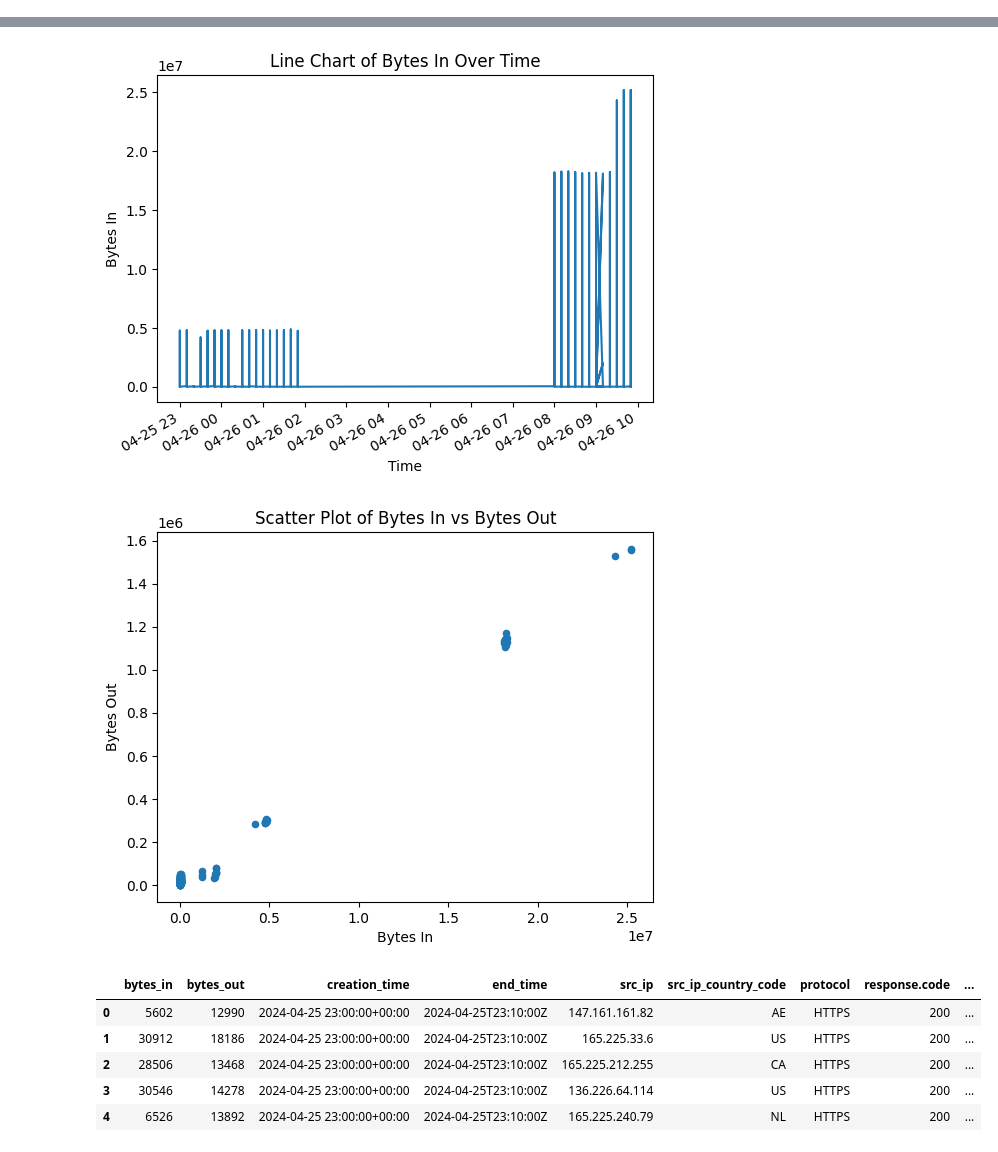
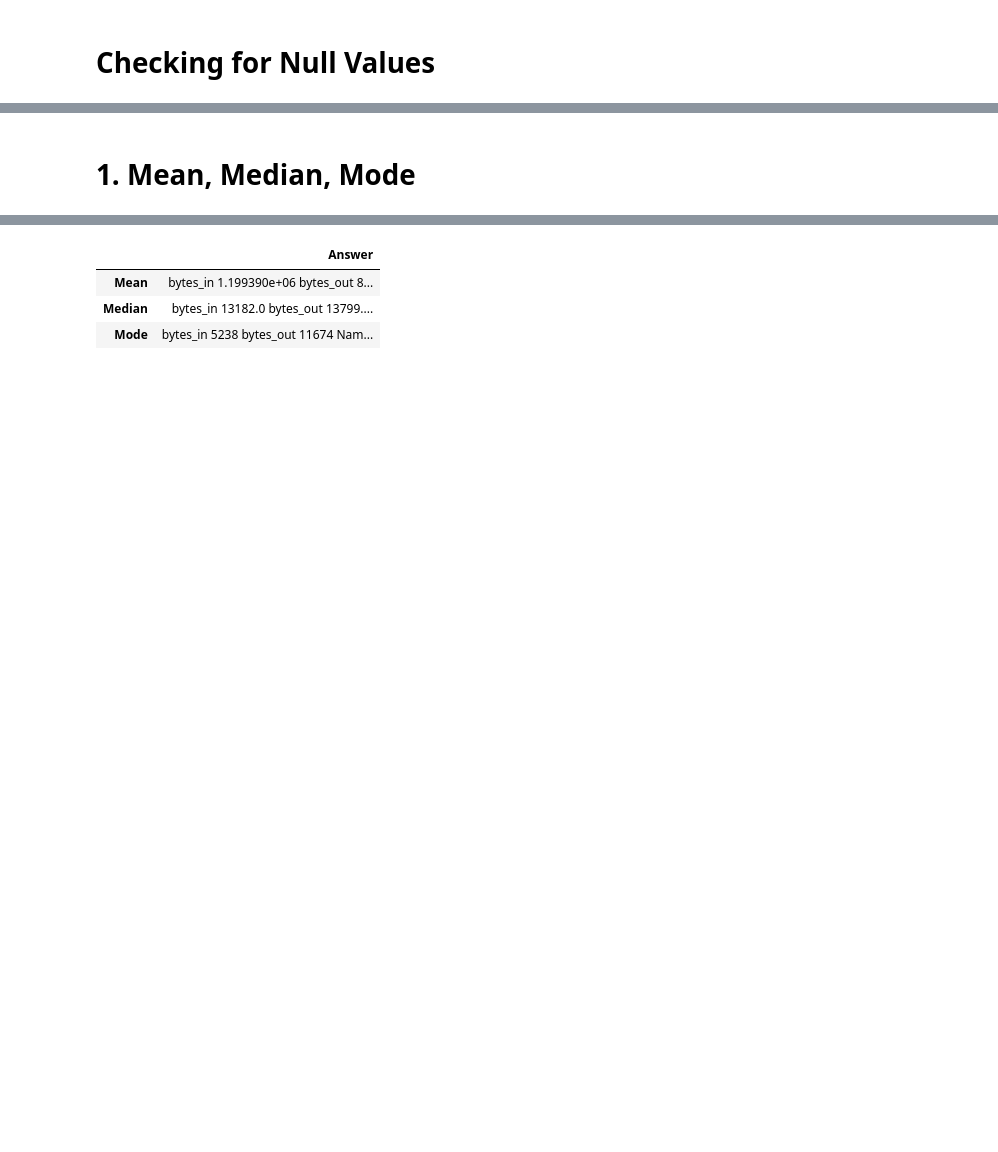
Before and after one commit to AmanDeepSinghH2/-Cybersecurity-Suspicious-Web-Threat-Interactions, a Jupyter notebook: CWTAI.ipynb, the cells around one changed output, grey strips where cells are left out. Drawn from its saved outputs; the diff is of its cells as text; code cells hidden in the pictures; blank space fills up the shorter version.

```diff
--- a/CWTAI.ipynb
+++ b/CWTAI.ipynb
@@ -16,3 +18,5 @@ df.head()
+# %% [markdown]
+# Checking for Null Values
 # %%
 df.isnull().sum()
 # %% [output]
@@ -33,57 +37,12 @@ source.name            0
 time                   0
 detection_types        0
 dtype: int64
+# %% [markdown]
+# 1. Mean, Median, Mode
 # %%
-# 1. Mean, Median, Mode
 mean = df[['bytes_in', 'bytes_out']].mean()
 median = df[['bytes_in', 'bytes_out']].median()
 mode = df[['bytes_in', 'bytes_out']].mode().iloc[0]
 summary_df = pd.DataFrame({'Answer': [mean, median, mode]}, index=['Mean', 'Median', 'Mode'])
-# 2. Min, Max, Range
-min_values = df[['bytes_in', 'bytes_out']].min()
-max_values = df[['bytes_in', 'bytes_out']].max()
-range_values = max_values - min_values
-range_df = pd.DataFrame({'Answer': [min_values, max_values, range_values]}, index=['Min', 'Max', 'Range'])
-# 3. Standard Deviation
-std_dev = df[['bytes_in', 'bytes_out']].std()
-std_dev_df = pd.DataFrame({'Answer': [std_dev]}, index=['Standard Deviation'])
-# 4. Simple Visuals
-# Histogram
-df['bytes_in'].hist(bins=10)
-plt.title('Histogram of Bytes In')
-plt.xlabel('Bytes In')
-plt.ylabel('Frequency')
-plt.show()
-# Bar Chart
-df['src_ip_country_code'].value_counts().plot(kind='bar')
-plt.title('Bar Chart of Country Codes')
-plt.xlabel('Country Code')
-plt.ylabel('Frequency')
-plt.show()
-# Pie Chart
-df['protocol'].value_counts().plot(kind='pie', autopct='%1.1f%%')
-plt.title('Pie Chart of Protocols')
-plt.ylabel('')
-plt.show()
-# Boxplot
-df[['bytes_in', 'bytes_out']].plot(kind='box')
-plt.title('Boxplot of Bytes In and Out')
-plt.show()
-# Line Chart
-df['creation_time'] = pd.to_datetime(df['creation_time'])
-df.set_index('creation_time')['bytes_in'].plot(kind='line')
-plt.title('Line Chart of Bytes In Over Time')
-plt.xlabel('Time')
-plt.ylabel('Bytes In')
-plt.show()
-# Scatter Plot
-df.plot.scatter(x='bytes_in', y='bytes_out')
-plt.title('Scatter Plot of Bytes In vs Bytes Out')
-plt.xlabel('Bytes In')
-plt.ylabel('Bytes Out')
-plt.show()
-
-
-
-df.head()
+summary_df
 # %% [output]
@@ -94,8 +49,4 @@ df.head()
-[figure, removed]
-[figure, removed]
-|  | bytes_in | bytes_out | creation_time | end_time | src_ip | src_ip_country_code | protocol | response.code | ... |
-| 0 | 5602 | 12990 | 2024-04-25 23:00:00+00:00 | 2024-04-25T23:10:00Z | 147.161.161.82 | AE | HTTPS | 200 | ... |
-| 1 | 30912 | 18186 | 2024-04-25 23:00:00+00:00 | 2024-04-25T23:10:00Z | 165.225.33.6 | US | HTTPS | 200 | ... |
-| 2 | 28506 | 13468 | 2024-04-25 23:00:00+00:00 | 2024-04-25T23:10:00Z | 165.225.212.255 | CA | HTTPS | 200 | ... |
-| 3 | 30546 | 14278 | 2024-04-25 23:00:00+00:00 | 2024-04-25T23:10:00Z | 136.226.64.114 | US | HTTPS | 200 | ... |
-| 4 | 6526 | 13892 | 2024-04-25 23:00:00+00:00 | 2024-04-25T23:10:00Z | 165.225.240.79 | NL | HTTPS | 200 | ... |
+|  | Answer |
+| Mean | bytes_in 1.199390e+06 bytes_out 8... |
+| Median | bytes_in 13182.0 bytes_out 13799.... |
+| Mode | bytes_in 5238 bytes_out 11674 Nam... |
```
Also changed, not shown: parts of 10 cells of this notebook.
